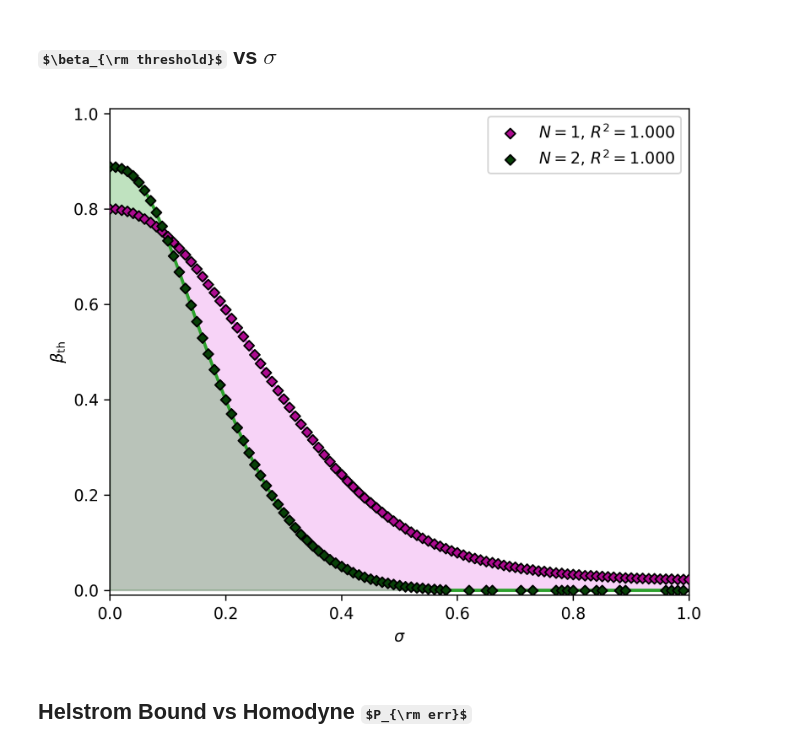
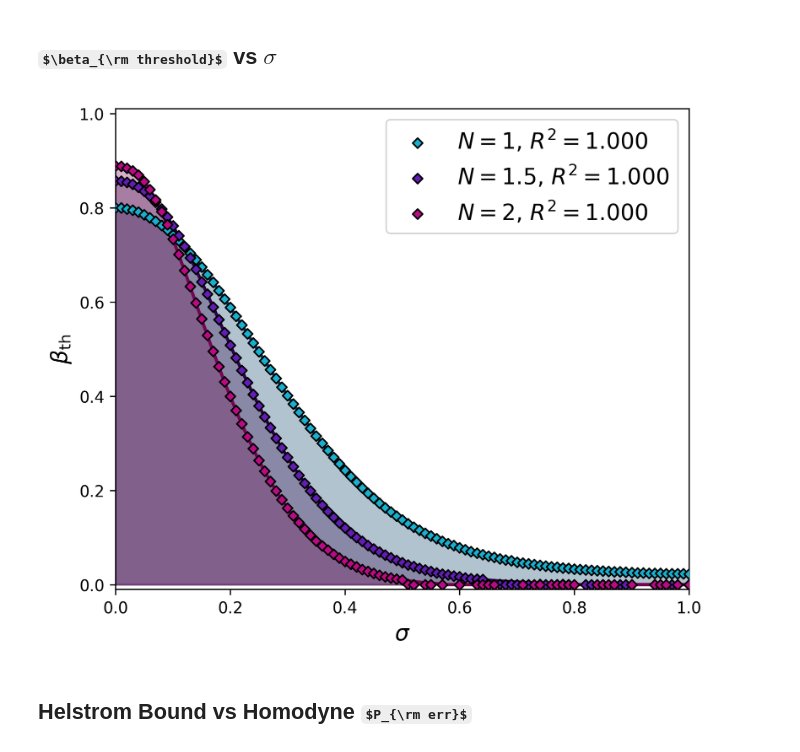
Before and after one commit to KPourgourides/Quantum-Communications-Internship-IRIDA-, a Jupyter notebook: testing_phase_diff.ipynb, the cells around one changed output. Drawn from its saved outputs; the diff is of its cells as text; code cells hidden in the pictures; some formulas as TeX source.

```diff
--- a/testing_phase_diff.ipynb
+++ b/testing_phase_diff.ipynb
@@ -72,11 +72,14 @@ pd.optimal_squeezing_noisefree()
 [figure]
 # %% [markdown]
 ## $\beta_{\rm threshold}$ vs $\sigma$
+# %%
+colors_3 = [ "#19AFCD",  "#611eb3",  "#ba0b85",  "#8c564b",  "#bcbd22"]
+colors_4 = [ "#033A64",  "#2B0246",  "#750453",  "#8c564b",  "#bcbd22"]
 # %%
 reload_protocols()
-pd.beta_threshold_vs_sigma([1, 2], sigmas, colors_1, colors_2)
+pd.beta_threshold_vs_sigma([1, 1.5, 2], sigmas, colors_4, colors_3)
 # %% [output]
-[figure, old version]
+[figure, new version]
 # %% [markdown]
 ## Helstrom Bound vs Homodyne $P_{\rm err}$
 # %%
```
Also changed, not shown: parts of 6 cells of this notebook, 1 other file.
